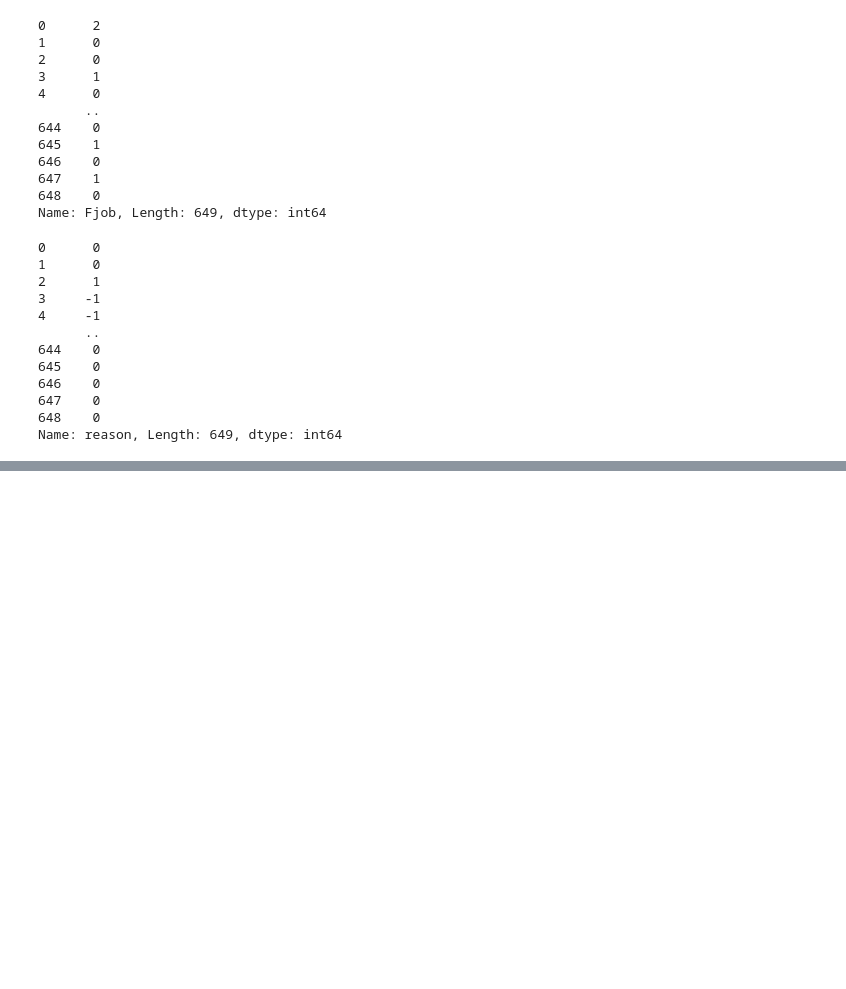
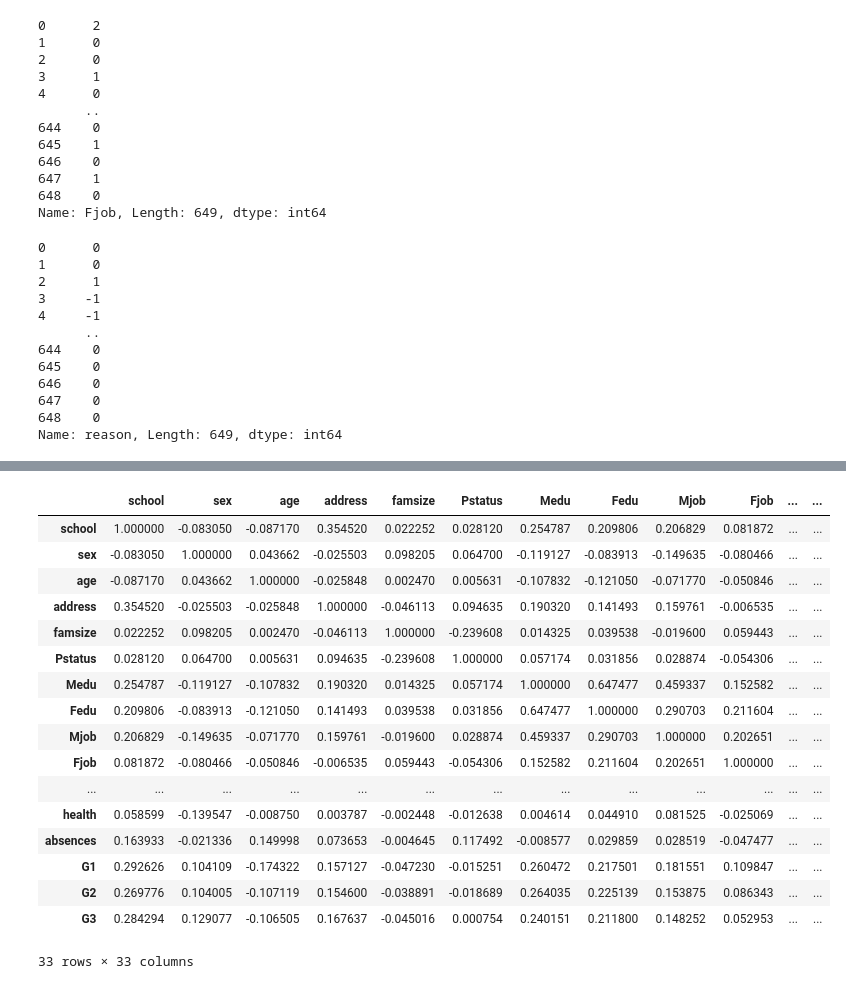
Before and after one commit to RafaelTakata0105/proyect-data-analysis, a Jupyter notebook: notebooks/proyect.ipynb, the cells around one changed output, grey strips where cells are left out. Saved outputs shown, nothing was run; the diff lists cells and outputs as text; code cells hidden in the pictures; blank space fills up the shorter version.

```diff
--- a/notebooks/proyect.ipynb
+++ b/notebooks/proyect.ipynb
@@ -292,0 +482,21 @@ porclass_df['guardian']
+# %%
+porclass_df.corr() #Sistema de correlaciones
+# %% [output]
+|  | school | sex | age | address | famsize | Pstatus | Medu | Fedu | Mjob | Fjob | ... | ... |
+| school | 1.000000 | -0.083050 | -0.087170 | 0.354520 | 0.022252 | 0.028120 | 0.254787 | 0.209806 | 0.206829 | 0.081872 | ... | ... |
+| sex | -0.083050 | 1.000000 | 0.043662 | -0.025503 | 0.098205 | 0.064700 | -0.119127 | -0.083913 | -0.149635 | -0.080466 | ... | ... |
+| age | -0.087170 | 0.043662 | 1.000000 | -0.025848 | 0.002470 | 0.005631 | -0.107832 | -0.121050 | -0.071770 | -0.050846 | ... | ... |
+| address | 0.354520 | -0.025503 | -0.025848 | 1.000000 | -0.046113 | 0.094635 | 0.190320 | 0.141493 | 0.159761 | -0.006535 | ... | ... |
+| famsize | 0.022252 | 0.098205 | 0.002470 | -0.046113 | 1.000000 | -0.239608 | 0.014325 | 0.039538 | -0.019600 | 0.059443 | ... | ... |
+| Pstatus | 0.028120 | 0.064700 | 0.005631 | 0.094635 | -0.239608 | 1.000000 | 0.057174 | 0.031856 | 0.028874 | -0.054306 | ... | ... |
+| Medu | 0.254787 | -0.119127 | -0.107832 | 0.190320 | 0.014325 | 0.057174 | 1.000000 | 0.647477 | 0.459337 | 0.152582 | ... | ... |
+| Fedu | 0.209806 | -0.083913 | -0.121050 | 0.141493 | 0.039538 | 0.031856 | 0.647477 | 1.000000 | 0.290703 | 0.211604 | ... | ... |
+| Mjob | 0.206829 | -0.149635 | -0.071770 | 0.159761 | -0.019600 | 0.028874 | 0.459337 | 0.290703 | 1.000000 | 0.202651 | ... | ... |
+| Fjob | 0.081872 | -0.080466 | -0.050846 | -0.006535 | 0.059443 | -0.054306 | 0.152582 | 0.211604 | 0.202651 | 1.000000 | ... | ... |
+| ... | ... | ... | ... | ... | ... | ... | ... | ... | ... | ... | ... | ... |
+| health | 0.058599 | -0.139547 | -0.008750 | 0.003787 | -0.002448 | -0.012638 | 0.004614 | 0.044910 | 0.081525 | -0.025069 | ... | ... |
+| absences | 0.163933 | -0.021336 | 0.149998 | 0.073653 | -0.004645 | 0.117492 | -0.008577 | 0.029859 | 0.028519 | -0.047477 | ... | ... |
+| G1 | 0.292626 | 0.104109 | -0.174322 | 0.157127 | -0.047230 | -0.015251 | 0.260472 | 0.217501 | 0.181551 | 0.109847 | ... | ... |
+| G2 | 0.269776 | 0.104005 | -0.107119 | 0.154600 | -0.038891 | -0.018689 | 0.264035 | 0.225139 | 0.153875 | 0.086343 | ... | ... |
+| G3 | 0.284294 | 0.129077 | -0.106505 | 0.167637 | -0.045016 | 0.000754 | 0.240151 | 0.211800 | 0.148252 | 0.052953 | ... | ... |
+33 rows × 33 columns
```
Also changed, not shown: parts of 18 cells of this notebook.
